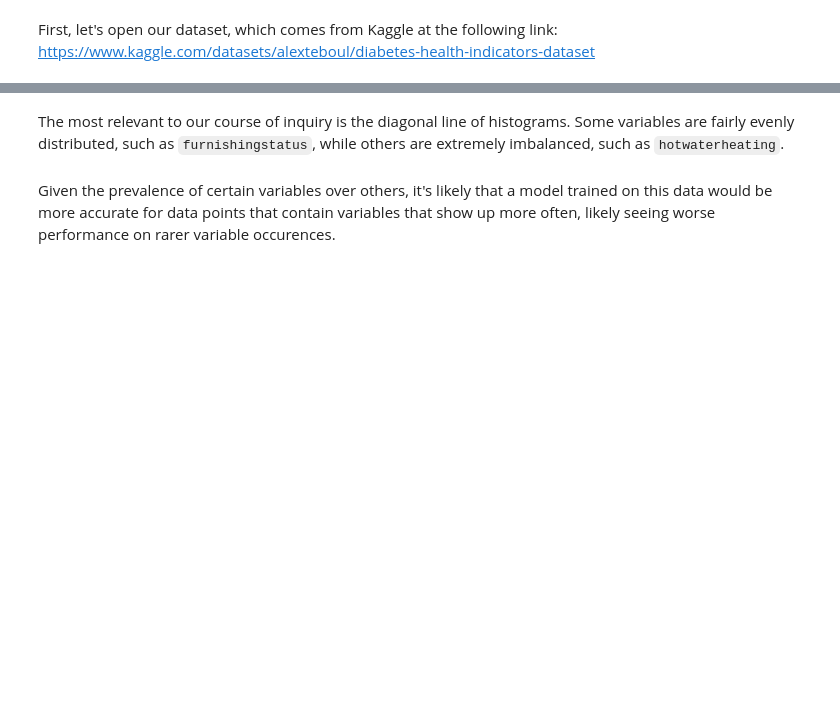
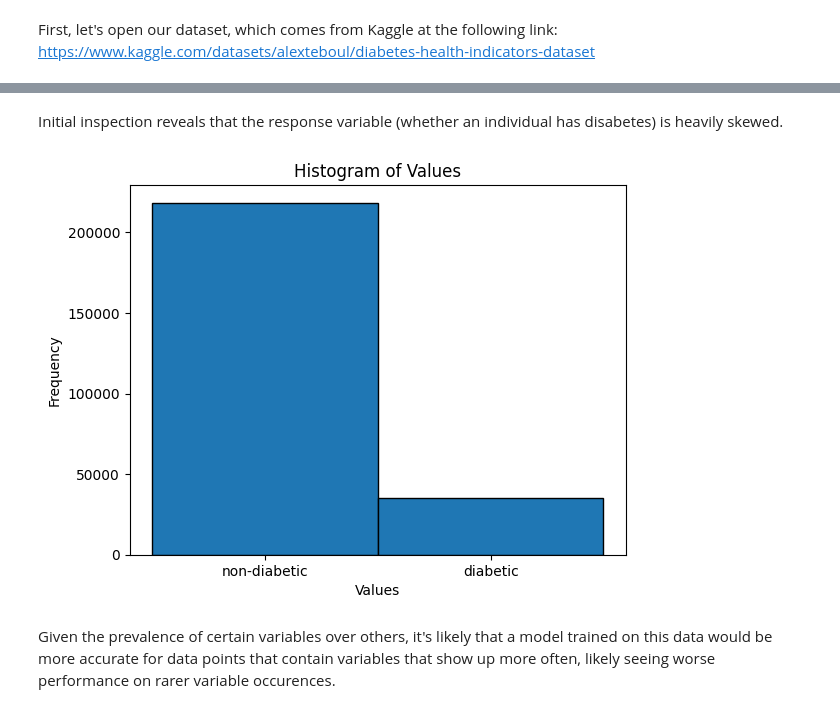
Before and after one commit to Sword-of-Stars/interactionTesting, a Jupyter notebook: main.ipynb, the cells around one changed output, grey strips where cells are left out. Drawn from its saved outputs; the diff is of its cells as text; code cells hidden in the pictures; blank space fills up the shorter version.

````diff
--- a/main.ipynb
+++ b/main.ipynb
@@ -10,7 +10,9 @@ First, let's open our dataset, which comes from Kaggle at the following link: ht
 import pandas as pd
 import numpy as np
 
-full_dataset = pd.read_csv("diabetes_binary_health_indicators_BRFSS2015.csv")
+dataset = pd.read_csv("diabetes_binary_health_indicators_BRFSS2015.csv")
 
-full_dataset.head()
+# display the number of entries and columsn in the dataset
+print(dataset.shape)
+dataset.head()
 # %% [output]
@@ -26,10 +28,0 @@ Eventually, I want to see a plot of each variable against the other to get an id
-# %%
-dataset = full_dataset.head(10000)
-
-dataset.head()
-# binary_columns = ['mainroad','guestroom','basement','hotwaterheating','airconditioning', 'prefarea']
-
-# for col in binary_columns:
-#     dataset[col] = dataset[col].apply(lambda x: 0 if x == 'no' else 1)
-
-# dataset.head()
@@ -65,2 +30,0 @@ sns.pairplot(dataset)
-# %% [markdown]
-The most relevant to our course of inquiry is the diagonal line of histograms. Some variables are fairly evenly distributed, such as ```furnishingstatus```, while others are extremely imbalanced, such as ```hotwaterheating```.
@@ -67,2 +36,17 @@ The most relevant to our course of inquiry is the diagonal line of histograms. S
+# %% [markdown]
+Initial inspection reveals that the response variable (whether an individual has disabetes) is heavily skewed.
+# %%
+import pandas as pd
+import matplotlib.pyplot as plt
+
+# Plot the histogram
+dataset['Diabetes_binary'].plot.hist(bins=2, edgecolor='black')
+plt.xlabel('Values')
+plt.xticks([0.25, 0.75], ["non-diabetic", "diabetic"])
+plt.ylabel('Frequency')
+plt.title('Histogram of Values')
+plt.show()
+# %% [output]
+[figure, added]
 # %% [markdown]
 Given the prevalence of certain variables over others, it's likely that a model trained on this data would be more accurate for data points that contain variables that show up more often, likely seeing worse performance on rarer variable occurences.
````
Also changed, not shown: parts of 75 cells of this notebook, 5 other files.
